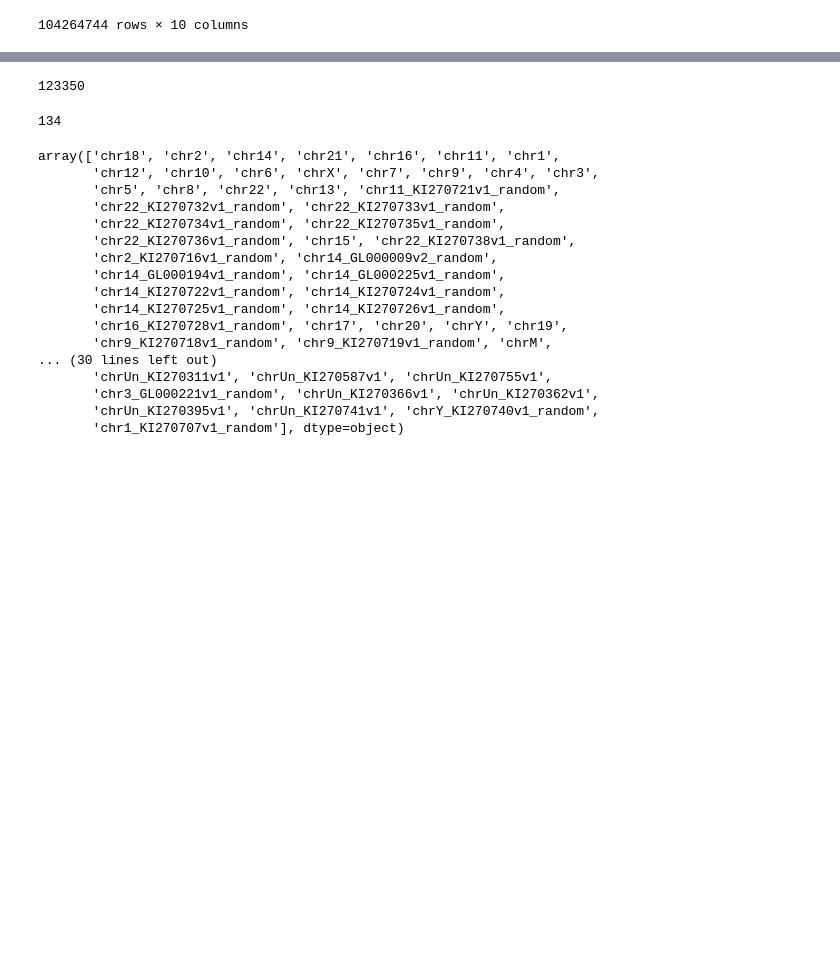
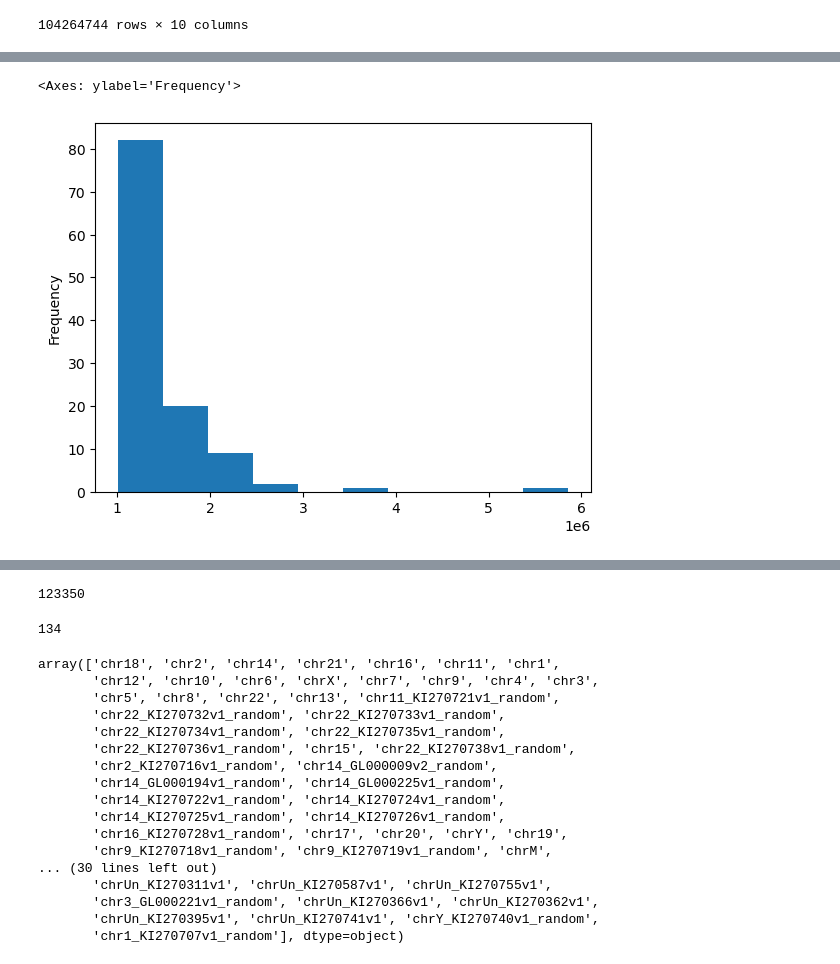
Before and after one commit to magletdinov/fantom.ips-himorna.peaks, a Jupyter notebook: scripts/analysis.ipynb, the cells around one changed output, grey strips where cells are left out. Cells and saved outputs as stored; diff of their text form; code cells hidden in the pictures; blank space fills up the shorter version.

```diff
--- a/scripts/analysis.ipynb
+++ b/scripts/analysis.ipynb
@@ -67,0 +115,5 @@ himorna_peaks
+# %%
+gene_assoc_peaks_area.query("peaks_area >= 0.1*10**7 & peaks_area <= 1*10**7")["peaks_area"].plot(kind="hist", logy=False)
+# %% [output]
+<Axes: ylabel='Frequency'>
+[figure, added]
```
Also changed, not shown: parts of 31 cells of this notebook, 2 other files.
